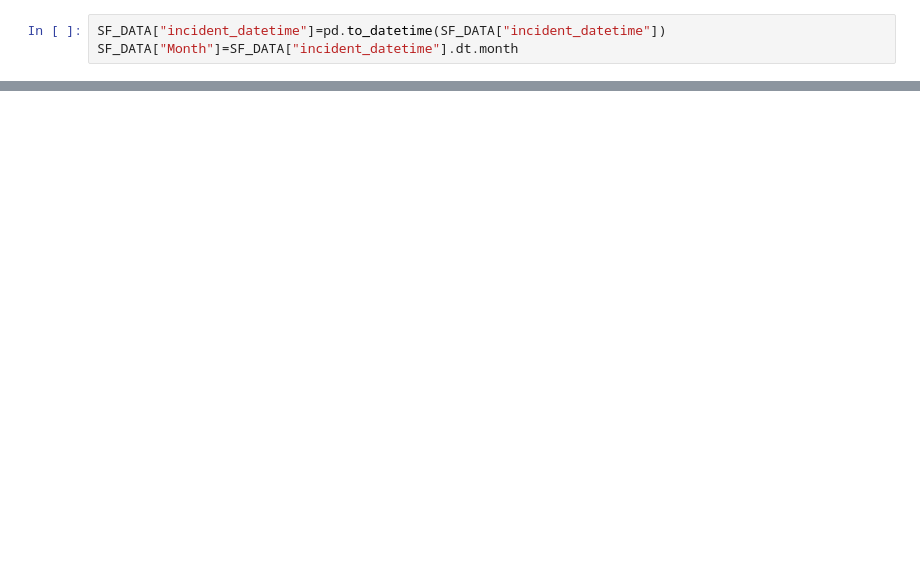
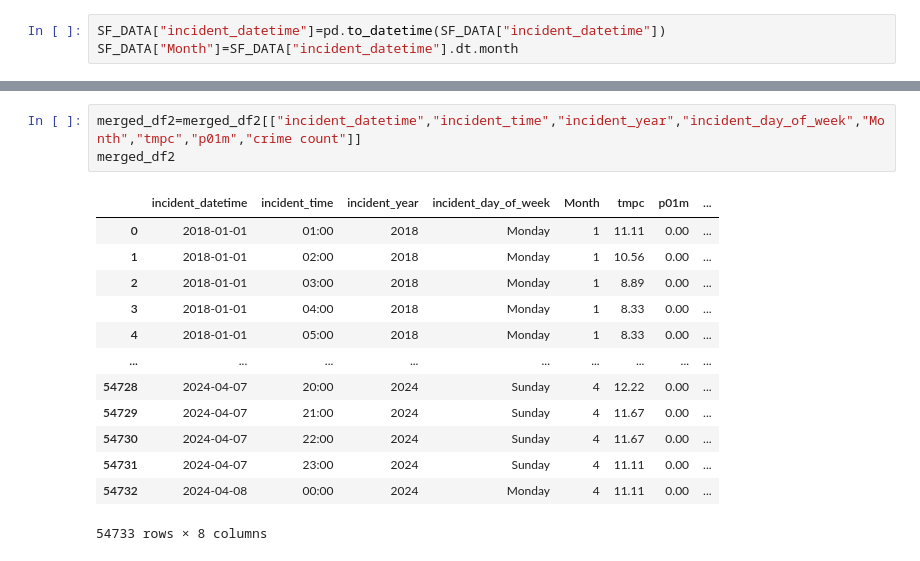
Before and after one commit to etumkaya/incidents, a Jupyter notebook: Incidents_Project.ipynb, the cells around one changed output, grey strips where cells are left out. Saved outputs shown, nothing was run; the diff lists cells and outputs as text; blank space fills up the shorter version.

```diff
--- a/Incidents_Project.ipynb
+++ b/Incidents_Project.ipynb
@@ -284,0 +393,17 @@ memory usage: 60.9+ MB
+# %%
+merged_df2=merged_df2[["incident_datetime","incident_time","incident_year","incident_day_of_week","Month","tmpc","p01m","crime count"]]
+merged_df2
+# %% [output]
+|  | incident_datetime | incident_time | incident_year | incident_day_of_week | Month | tmpc | p01m | ... |
+| 0 | 2018-01-01 | 01:00 | 2018 | Monday | 1 | 11.11 | 0.00 | ... |
+| 1 | 2018-01-01 | 02:00 | 2018 | Monday | 1 | 10.56 | 0.00 | ... |
+| 2 | 2018-01-01 | 03:00 | 2018 | Monday | 1 | 8.89 | 0.00 | ... |
+| 3 | 2018-01-01 | 04:00 | 2018 | Monday | 1 | 8.33 | 0.00 | ... |
+| 4 | 2018-01-01 | 05:00 | 2018 | Monday | 1 | 8.33 | 0.00 | ... |
+| ... | ... | ... | ... | ... | ... | ... | ... | ... |
+| 54728 | 2024-04-07 | 20:00 | 2024 | Sunday | 4 | 12.22 | 0.00 | ... |
+| 54729 | 2024-04-07 | 21:00 | 2024 | Sunday | 4 | 11.67 | 0.00 | ... |
+| 54730 | 2024-04-07 | 22:00 | 2024 | Sunday | 4 | 11.67 | 0.00 | ... |
+| 54731 | 2024-04-07 | 23:00 | 2024 | Sunday | 4 | 11.11 | 0.00 | ... |
+| 54732 | 2024-04-08 | 00:00 | 2024 | Monday | 4 | 11.11 | 0.00 | ... |
+54733 rows × 8 columns
```
Also changed, not shown: parts of 50 cells of this notebook.
